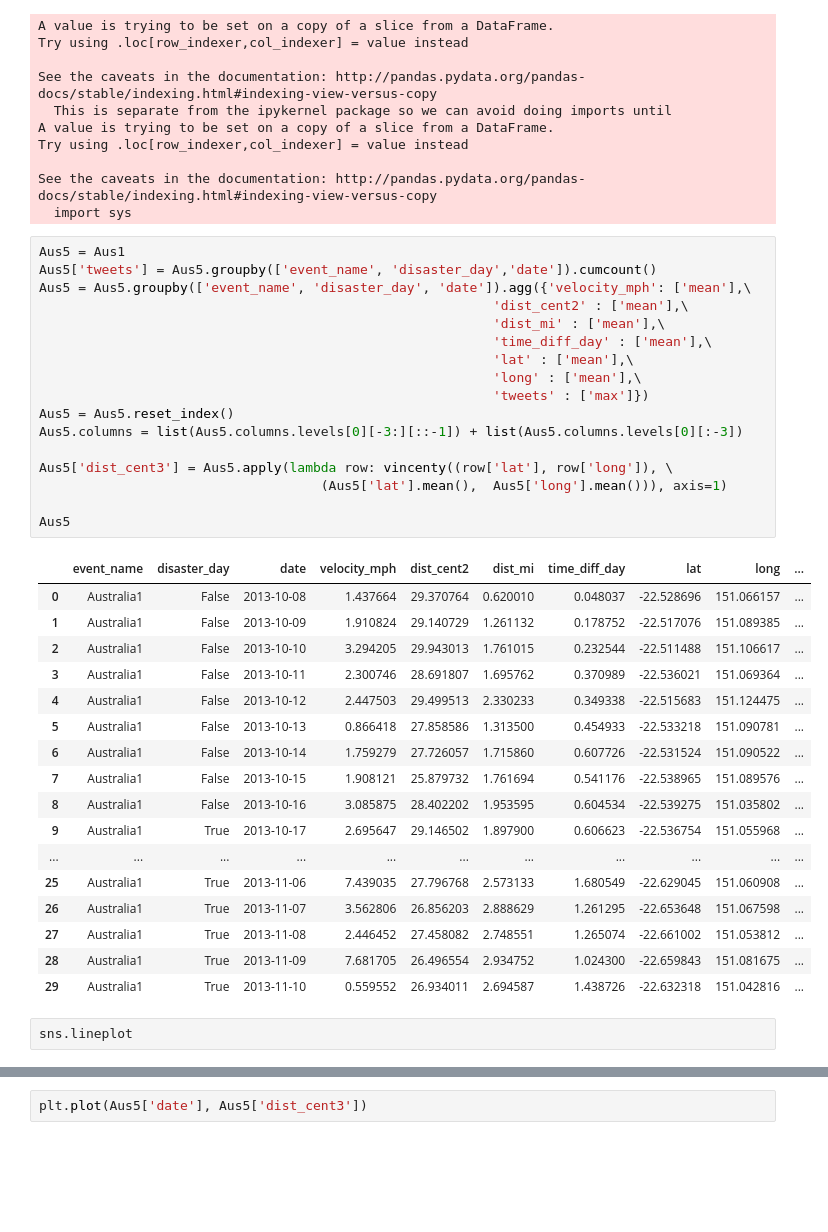
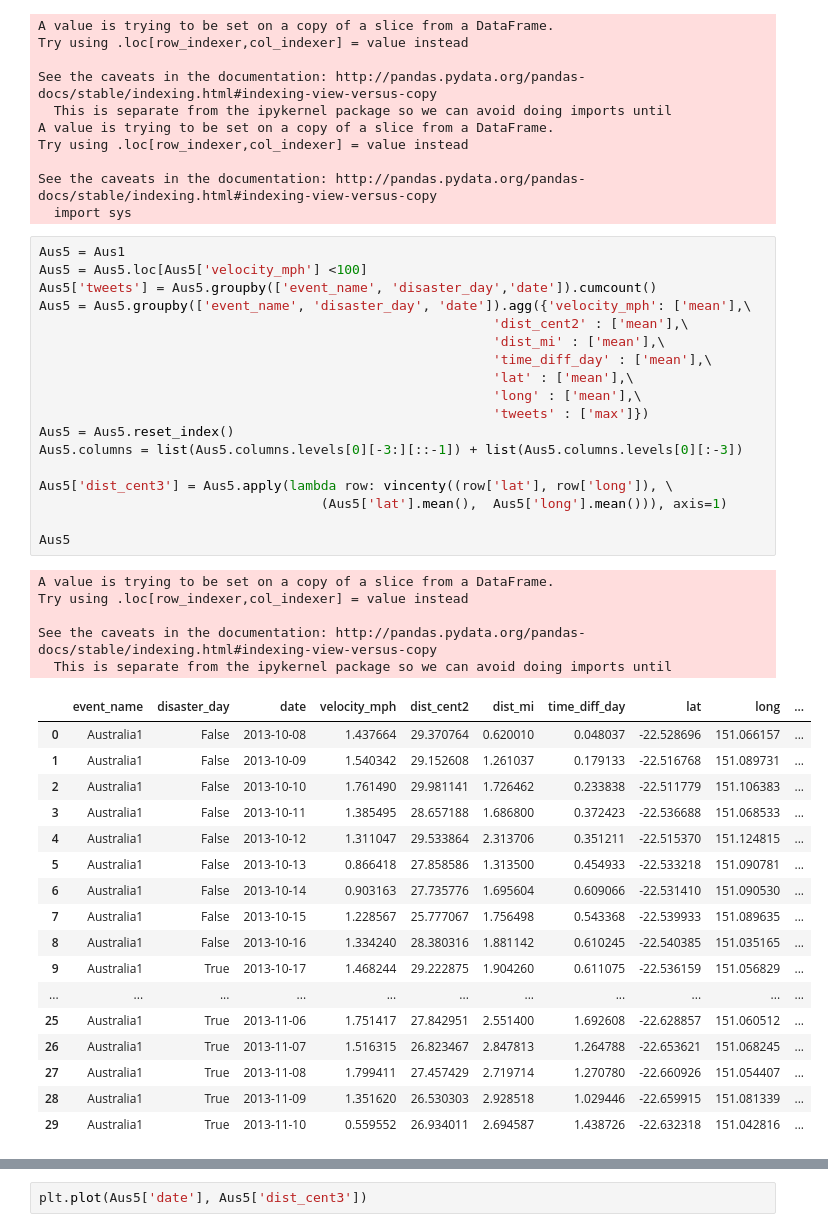
Before and after one commit to Matt-Carney/Natural_Disaster, a Jupyter notebook: Natural_Disaster.ipynb, the cells around one changed output, grey strips where cells are left out. Drawn from its saved outputs; the diff is of its cells as text; blank space fills up the shorter version.

```diff
--- a/Natural_Disaster.ipynb
+++ b/Natural_Disaster.ipynb
@@ -247,38 +249,42 @@ See the caveats in the documentation: http://pandas.pydata.org/pandas-docs/stabl
   import sys
 # %%
 Aus5 = Aus1
+Aus5 = Aus5.loc[Aus5['velocity_mph'] <100]
 Aus5['tweets'] = Aus5.groupby(['event_name', 'disaster_day','date']).cumcount()
 Aus5 = Aus5.groupby(['event_name', 'disaster_day', 'date']).agg({'velocity_mph': ['mean'],\
                                                           'dist_cent2' : ['mean'],\
                                                           'dist_mi' : ['mean'],\
                                                           'time_diff_day' : ['mean'],\
                                                           'lat' : ['mean'],\
                                                           'long' : ['mean'],\
                                                           'tweets' : ['max']})
 Aus5 = Aus5.reset_index()
 Aus5.columns = list(Aus5.columns.levels[0][-3:][::-1]) + list(Aus5.columns.levels[0][:-3])
 
 Aus5['dist_cent3'] = Aus5.apply(lambda row: vincenty((row['lat'], row['long']), \
                                     (Aus5['lat'].mean(),  Aus5['long'].mean())), axis=1)
 
 Aus5
 # %% [output]
+A value is trying to be set on a copy of a slice from a DataFrame.
+Try using .loc[row_indexer,col_indexer] = value instead
+
+See the caveats in the documentation: http://pandas.pydata.org/pandas-docs/stable/indexing.html#indexing-view-versus-copy
+  This is separate from the ipykernel package so we can avoid doing imports until
 |  | event_name | disaster_day | date | velocity_mph | dist_cent2 | dist_mi | time_diff_day | lat | long | ... |
 | 0 | Australia1 | False | 2013-10-08 | 1.437664 | 29.370764 | 0.620010 | 0.048037 | -22.528696 | 151.066157 | ... |
-| 1 | Australia1 | False | 2013-10-09 | 1.910824 | 29.140729 | 1.261132 | 0.178752 | -22.517076 | 151.089385 | ... |
-| 2 | Australia1 | False | 2013-10-10 | 3.294205 | 29.943013 | 1.761015 | 0.232544 | -22.511488 | 151.106617 | ... |
-| 3 | Australia1 | False | 2013-10-11 | 2.300746 | 28.691807 | 1.695762 | 0.370989 | -22.536021 | 151.069364 | ... |
-| 4 | Australia1 | False | 2013-10-12 | 2.447503 | 29.499513 | 2.330233 | 0.349338 | -22.515683 | 151.124475 | ... |
+| 1 | Australia1 | False | 2013-10-09 | 1.540342 | 29.152608 | 1.261037 | 0.179133 | -22.516768 | 151.089731 | ... |
+| 2 | Australia1 | False | 2013-10-10 | 1.761490 | 29.981141 | 1.726462 | 0.233838 | -22.511779 | 151.106383 | ... |
+| 3 | Australia1 | False | 2013-10-11 | 1.385495 | 28.657188 | 1.686800 | 0.372423 | -22.536688 | 151.068533 | ... |
+| 4 | Australia1 | False | 2013-10-12 | 1.311047 | 29.533864 | 2.313706 | 0.351211 | -22.515370 | 151.124815 | ... |
 | 5 | Australia1 | False | 2013-10-13 | 0.866418 | 27.858586 | 1.313500 | 0.454933 | -22.533218 | 151.090781 | ... |
-| 6 | Australia1 | False | 2013-10-14 | 1.759279 | 27.726057 | 1.715860 | 0.607726 | -22.531524 | 151.090522 | ... |
-| 7 | Australia1 | False | 2013-10-15 | 1.908121 | 25.879732 | 1.761694 | 0.541176 | -22.538965 | 151.089576 | ... |
-| 8 | Australia1 | False | 2013-10-16 | 3.085875 | 28.402202 | 1.953595 | 0.604534 | -22.539275 | 151.035802 | ... |
-| 9 | Australia1 | True | 2013-10-17 | 2.695647 | 29.146502 | 1.897900 | 0.606623 | -22.536754 | 151.055968 | ... |
+| 6 | Australia1 | False | 2013-10-14 | 0.903163 | 27.735776 | 1.695604 | 0.609066 | -22.531410 | 151.090530 | ... |
+| 7 | Australia1 | False | 2013-10-15 | 1.228567 | 25.777067 | 1.756498 | 0.543368 | -22.539933 | 151.089635 | ... |
+| 8 | Australia1 | False | 2013-10-16 | 1.334240 | 28.380316 | 1.881142 | 0.610245 | -22.540385 | 151.035165 | ... |
+| 9 | Australia1 | True | 2013-10-17 | 1.468244 | 29.222875 | 1.904260 | 0.611075 | -22.536159 | 151.056829 | ... |
 | ... | ... | ... | ... | ... | ... | ... | ... | ... | ... | ... |
-| 25 | Australia1 | True | 2013-11-06 | 7.439035 | 27.796768 | 2.573133 | 1.680549 | -22.629045 | 151.060908 | ... |
-| 26 | Australia1 | True | 2013-11-07 | 3.562806 | 26.856203 | 2.888629 | 1.261295 | -22.653648 | 151.067598 | ... |
-| 27 | Australia1 | True | 2013-11-08 | 2.446452 | 27.458082 | 2.748551 | 1.265074 | -22.661002 | 151.053812 | ... |
-| 28 | Australia1 | True | 2013-11-09 | 7.681705 | 26.496554 | 2.934752 | 1.024300 | -22.659843 | 151.081675 | ... |
+| 25 | Australia1 | True | 2013-11-06 | 1.751417 | 27.842951 | 2.551400 | 1.692608 | -22.628857 | 151.060512 | ... |
+| 26 | Australia1 | True | 2013-11-07 | 1.516315 | 26.823467 | 2.847813 | 1.264788 | -22.653621 | 151.068245 | ... |
+| 27 | Australia1 | True | 2013-11-08 | 1.799411 | 27.457429 | 2.719714 | 1.270780 | -22.660926 | 151.054407 | ... |
+| 28 | Australia1 | True | 2013-11-09 | 1.351620 | 26.530303 | 2.928518 | 1.029446 | -22.659915 | 151.081339 | ... |
 | 29 | Australia1 | True | 2013-11-10 | 0.559552 | 26.934011 | 2.694587 | 1.438726 | -22.632318 | 151.042816 | ... |
-# %%
-sns.lineplot
```
Also changed, not shown: parts of 30 cells of this notebook.
